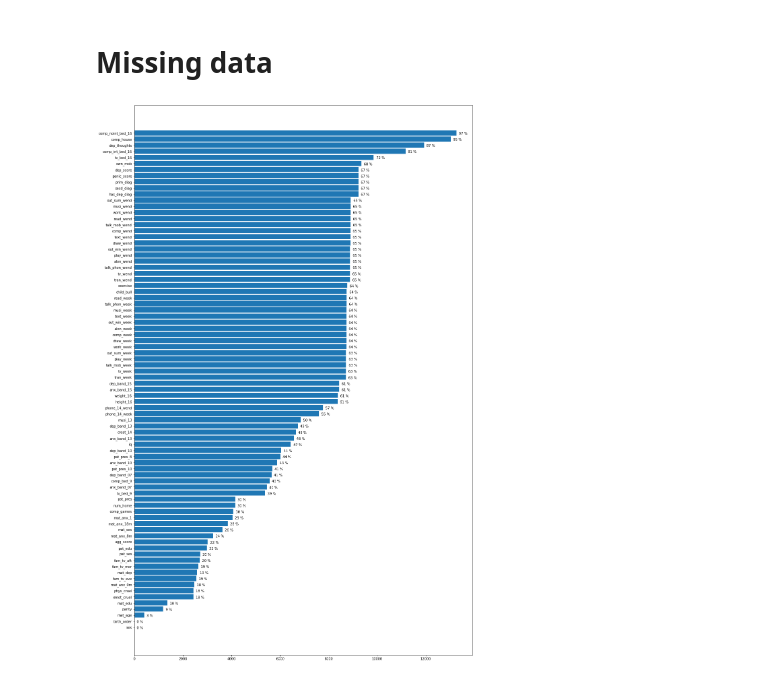
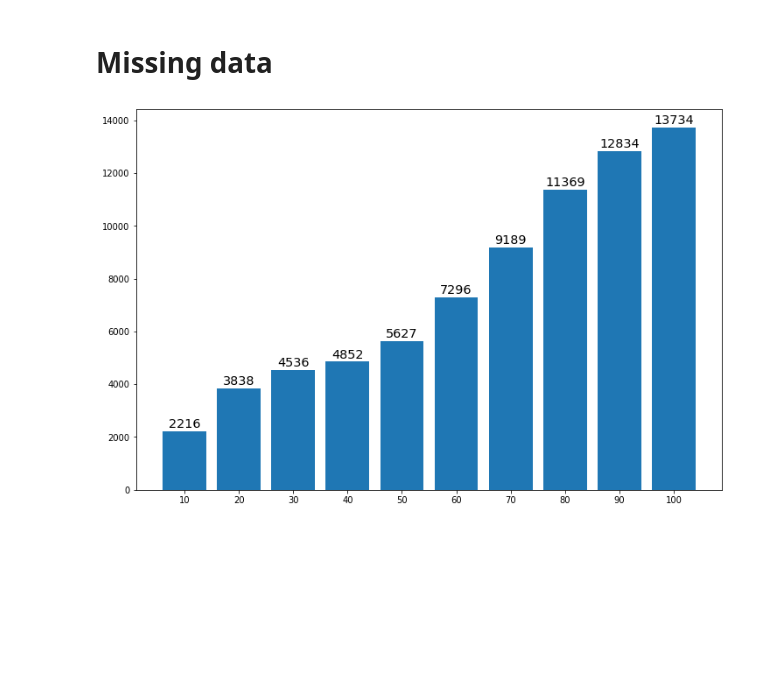
Before and after one commit to zapydoodle/Applied-Data-Science-Coursework, a Jupyter notebook: Data Exploration.ipynb, the cells around one changed output. Drawn from its saved outputs; the diff is of its cells as text; code cells hidden in the pictures; blank space fills up the shorter version.

Commit message:
add row nan count

```diff
--- a/Data Exploration.ipynb
+++ b/Data Exploration.ipynb
@@ -201,8 +201,9 @@ These 82 variables stored for each datapoint can be split into features and labe
 # %%
 import pandas as pd
 import matplotlib.pyplot as plt
+import numpy as np
 
-def count_nans(csv_filename, unused_columns):
+def count_column_nans(csv_filename, unused_columns):
     """
     Count the amount of NaNs in each column of a dataframe
     """
@@ -230,6 +231,25 @@ def count_nans(csv_filename, unused_columns):
 
     return NA_frequencies_sorted, datapoints
 
+def count_row_nans(csv_filename, unused_columns):
+    """
+    Counts the amount of nans in each row and returns the percentage of entries which are nan for each column
+    """
+    # Import in csv
+    data = pd.read_csv(csv_filename)
+
+    # Get the number of columns
+    columns = list(data.columns)
+    for column in unused_columns:
+        columns.remove(column)
+    num_columns = len(columns)
+
+    # Count the amount of nans in each row
+    nan_count = data.isnull().sum(axis=1)
+    nan_percentage = list((nan_count/num_columns) * 100)
+
+    return nan_percentage
+
 def plot_frequency(NA_frequencies, datapoints):
     # Make nice figure
     fig, ax = plt.subplots(figsize=(18,30))
@@ -247,11 +267,41 @@ def plot_frequency(NA_frequencies, datapoints):
 
     plt.show()
 
+def plot_rows(row_nan_percentage):
+    """
+    Plot the cumulative frequency of nans in ten percent increments
+    """
+    bins = [10, 20, 30, 40, 50, 60, 70, 80, 90, 100]
+    frequencies = []
+
+    nan_percentage_array = np.array(row_nan_percentage)
+
+    for bin in bins:
+        frequencies.append(len(nan_percentage_array[nan_percentage_array < bin]))
+
+    # Make nice figure
+    fig, ax = plt.subplots(figsize=(12,8))
+
+    # Plot histogram with each frequency
+    bar = plt.bar(bins, frequencies, width=8, align='center')
+
+    # Add counts above the two bar graphs
+    for rect in bar:
+        height = rect.get_height()
+        plt.text(rect.get_x()+4, height+30, f'{height:.0f}', fontsize='x-large', ha='center', va='bottom')
+
+    plt.xticks(bins)
+
+    plt.show()
+
+
 # List of column headings where we're not interested in NaNs (will change depending on csv)
 not_needed = ['Unnamed: 0', 'X', 'flag']
 
-NA_frequencies, datapoints = count_nans("maps-synthetic-data-v1.1.csv", not_needed)
-
-plot_frequency(NA_frequencies, datapoints)
+original_csv = "maps-synthetic-data-v1.1.csv"
-# %% [output]
-[figure, removed]
+# %%
+nan_percentages = count_row_nans(original_csv, not_needed)
+
+plot_rows(nan_percentages)
+# %% [output]
+[figure, added]
```
Also changed, not shown: parts of 1 cell of this notebook.
